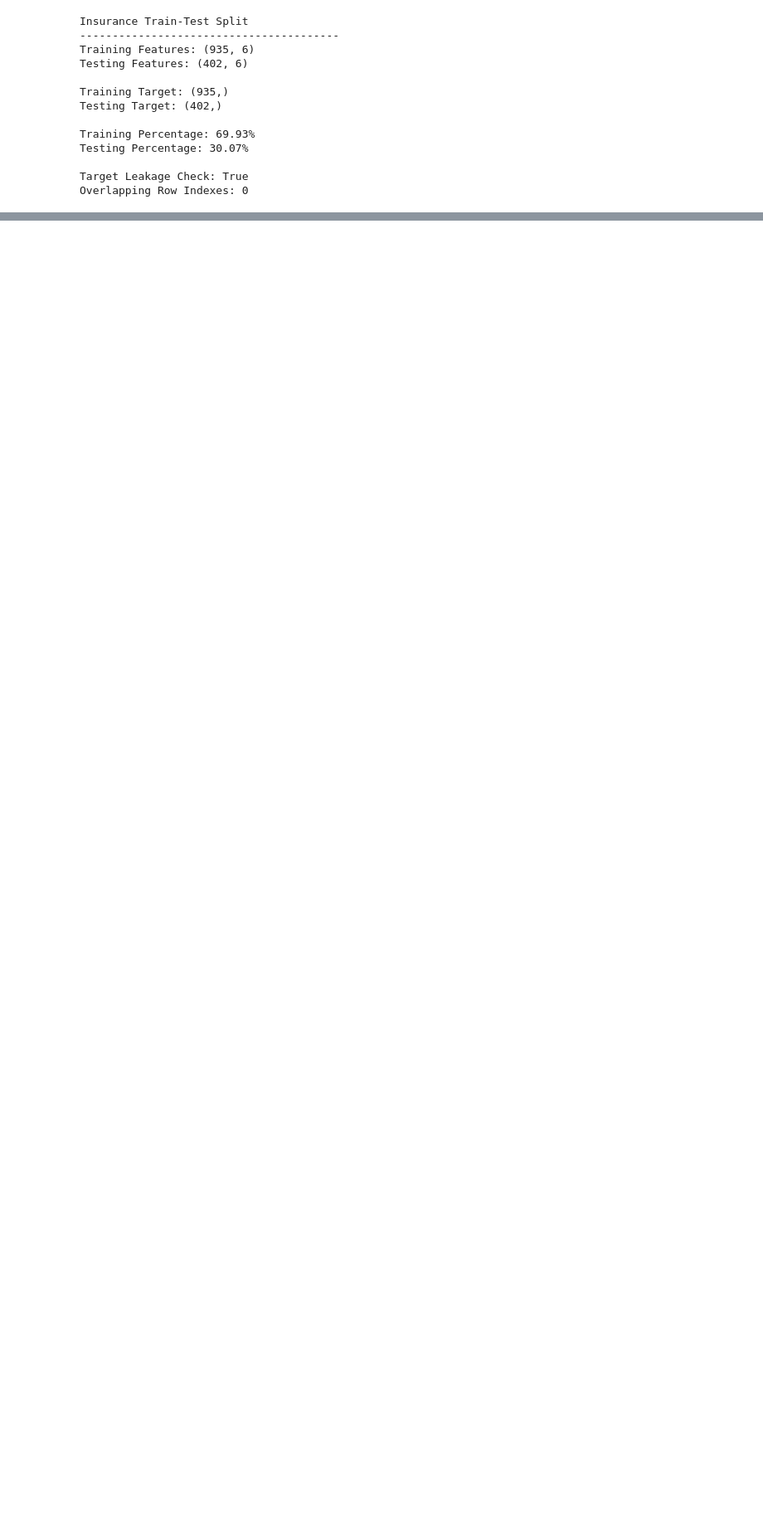
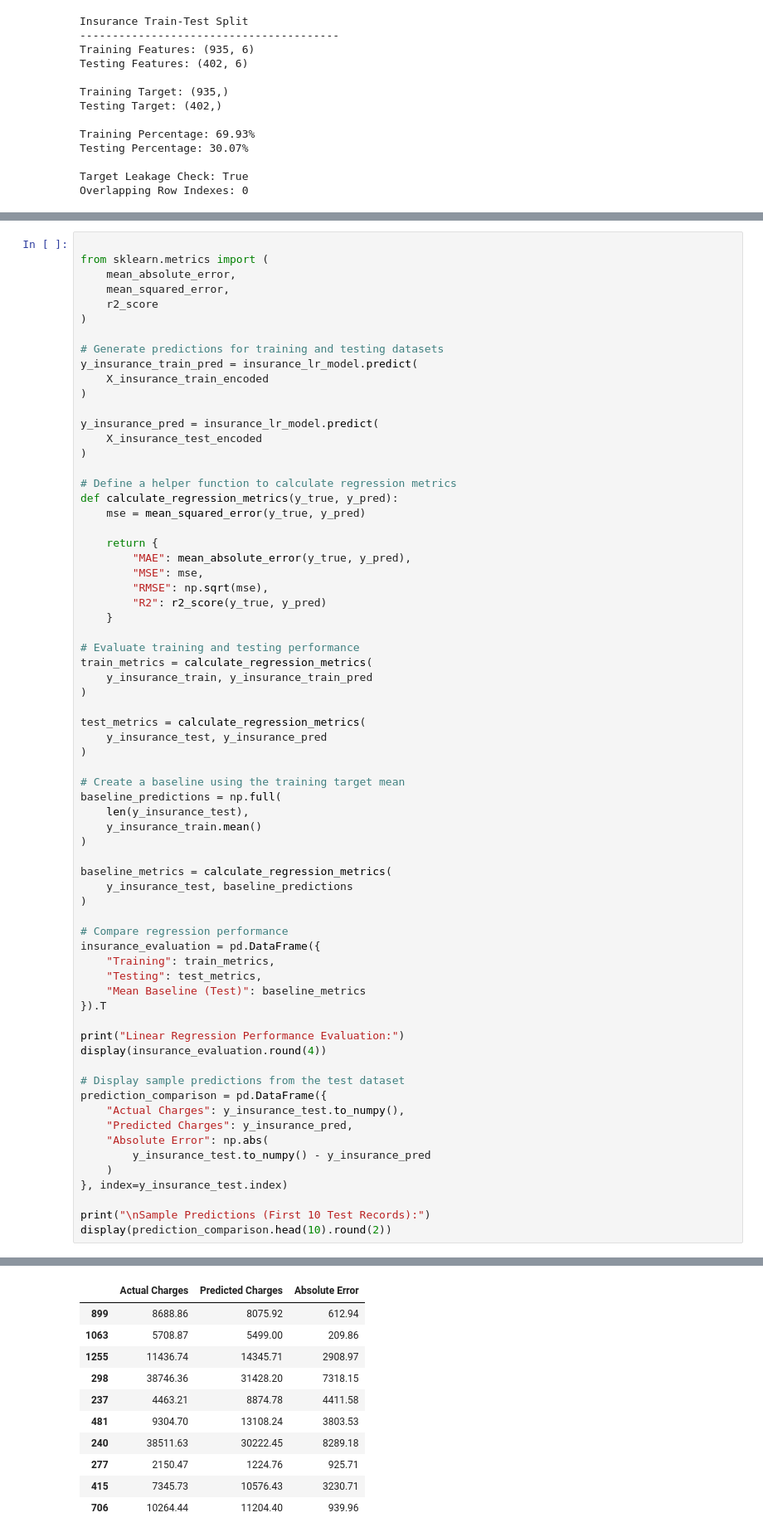
Before and after one commit to UbaidUllah777/Lab3-Fraud-Detection-Insurance-Cost-Prediction, a Jupyter notebook: Ubaid_Ullah_9110715_1_Lab3.ipynb, the cells around one changed output, grey strips where cells are left out. Shown at 83% size. Drawn from its saved outputs; the diff is of its cells as text; blank space fills up the shorter version.

```diff
--- a/Ubaid_Ullah_9110715_1_Lab3.ipynb
+++ b/Ubaid_Ullah_9110715_1_Lab3.ipynb
@@ -2725,0 +2914,69 @@ print(
+# %%
+
+from sklearn.metrics import (
+    mean_absolute_error,
+    mean_squared_error,
+    r2_score
+)
+
+# Generate predictions for training and testing datasets
+y_insurance_train_pred = insurance_lr_model.predict(
+    X_insurance_train_encoded
+)
+
+y_insurance_pred = insurance_lr_model.predict(
+    X_insurance_test_encoded
+)
+
+# Define a helper function to calculate regression metrics
+def calculate_regression_metrics(y_true, y_pred):
+    mse = mean_squared_error(y_true, y_pred)
+
+    return {
+        "MAE": mean_absolute_error(y_true, y_pred),
+        "MSE": mse,
+        "RMSE": np.sqrt(mse),
+        "R2": r2_score(y_true, y_pred)
+    }
+
+# Evaluate training and testing performance
+train_metrics = calculate_regression_metrics(
+    y_insurance_train, y_insurance_train_pred
+)
+
+test_metrics = calculate_regression_metrics(
+    y_insurance_test, y_insurance_pred
+)
+
+# Create a baseline using the training target mean
+baseline_predictions = np.full(
+    len(y_insurance_test),
+    y_insurance_train.mean()
+)
+
+baseline_metrics = calculate_regression_metrics(
+    y_insurance_test, baseline_predictions
+)
+
+# Compare regression performance
+insurance_evaluation = pd.DataFrame({
+    "Training": train_metrics,
+    "Testing": test_metrics,
+    "Mean Baseline (Test)": baseline_metrics
+}).T
+
+print("Linear Regression Performance Evaluation:")
+display(insurance_evaluation.round(4))
+
+# Display sample predictions from the test dataset
+prediction_comparison = pd.DataFrame({
+    "Actual Charges": y_insurance_test.to_numpy(),
+    "Predicted Charges": y_insurance_pred,
+    "Absolute Error": np.abs(
+        y_insurance_test.to_numpy() - y_insurance_pred
+    )
+}, index=y_insurance_test.index)
+
+print("\nSample Predictions (First 10 Test Records):")
+display(prediction_comparison.head(10).round(2))
+# %% [output]
@@ -2725,0 +2989,11 @@ print(
+|  | Actual Charges | Predicted Charges | Absolute Error |
+| 899 | 8688.86 | 8075.92 | 612.94 |
+| 1063 | 5708.87 | 5499.00 | 209.86 |
+| 1255 | 11436.74 | 14345.71 | 2908.97 |
+| 298 | 38746.36 | 31428.20 | 7318.15 |
+| 237 | 4463.21 | 8874.78 | 4411.58 |
+| 481 | 9304.70 | 13108.24 | 3803.53 |
+| 240 | 38511.63 | 30222.45 | 8289.18 |
+| 277 | 2150.47 | 1224.76 | 925.71 |
+| 415 | 7345.73 | 10576.43 | 3230.71 |
+| 706 | 10264.44 | 11204.40 | 939.96 |
```
Also changed, not shown: parts of 18 cells of this notebook.
